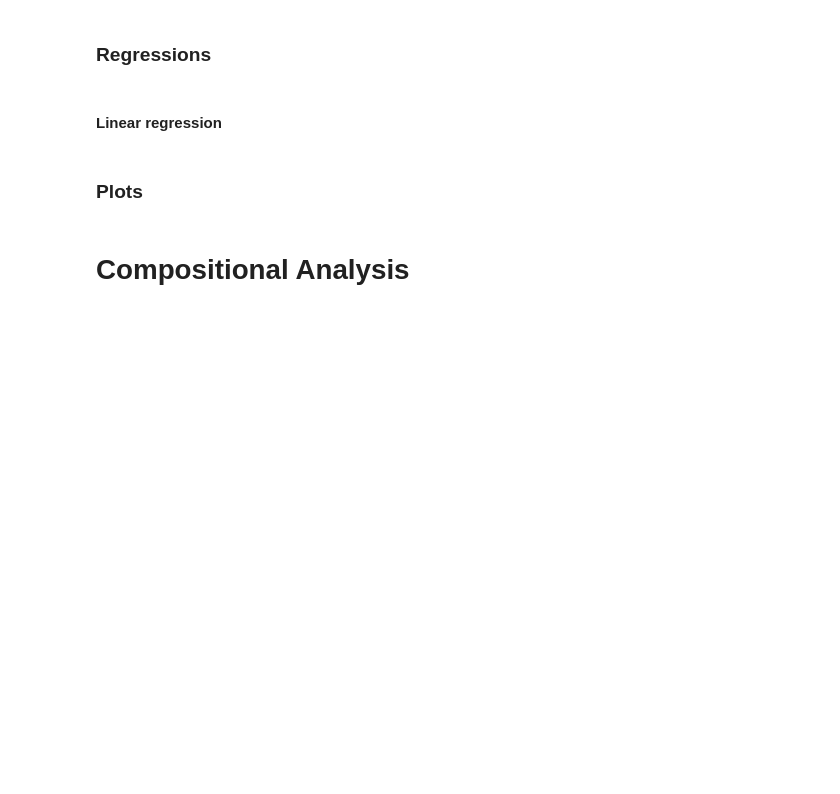
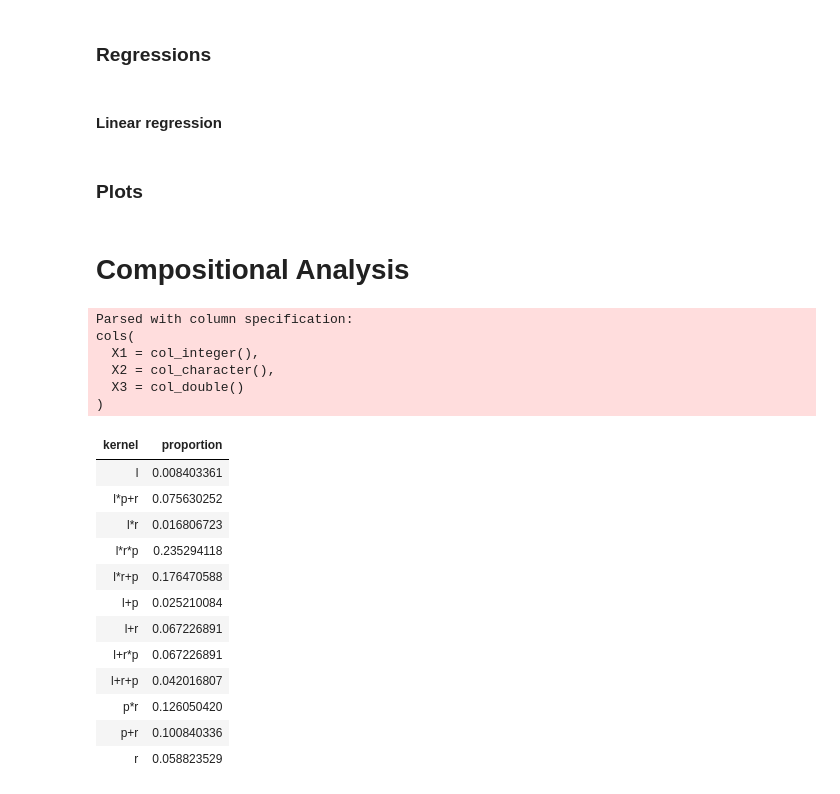
Before and after one commit to ericschulz/compforca, a Jupyter notebook: Data analysis/Analysis.ipynb, the cells around one changed output. Cells and saved outputs as stored; diff of their text form; code cells hidden in the pictures; blank space fills up the shorter version.

```diff
--- a/Data analysis/Analysis.ipynb
+++ b/Data analysis/Analysis.ipynb
@@ -755,0 +784,9 @@ p
+# %%
+res_temperature <- get_response('temperature')
+# %% [output]
+Parsed with column specification:
+cols(
+  X1 = col_integer(),
+  X2 = col_character(),
+  X3 = col_double()
+)
@@ -755,0 +803,16 @@ p
+# %%
+dplot
+# %% [output]
+| kernel | proportion |
+| l | 0.008403361 |
+| l*p+r | 0.075630252 |
+| l*r | 0.016806723 |
+| l*r*p | 0.235294118 |
+| l*r+p | 0.176470588 |
+| l+p | 0.025210084 |
+| l+r | 0.067226891 |
+| l+r*p | 0.067226891 |
+| l+r+p | 0.042016807 |
+| p*r | 0.126050420 |
+| p+r | 0.100840336 |
+| r | 0.058823529 |
```
Also changed, not shown: parts of 4 cells of this notebook, 1 other file.
